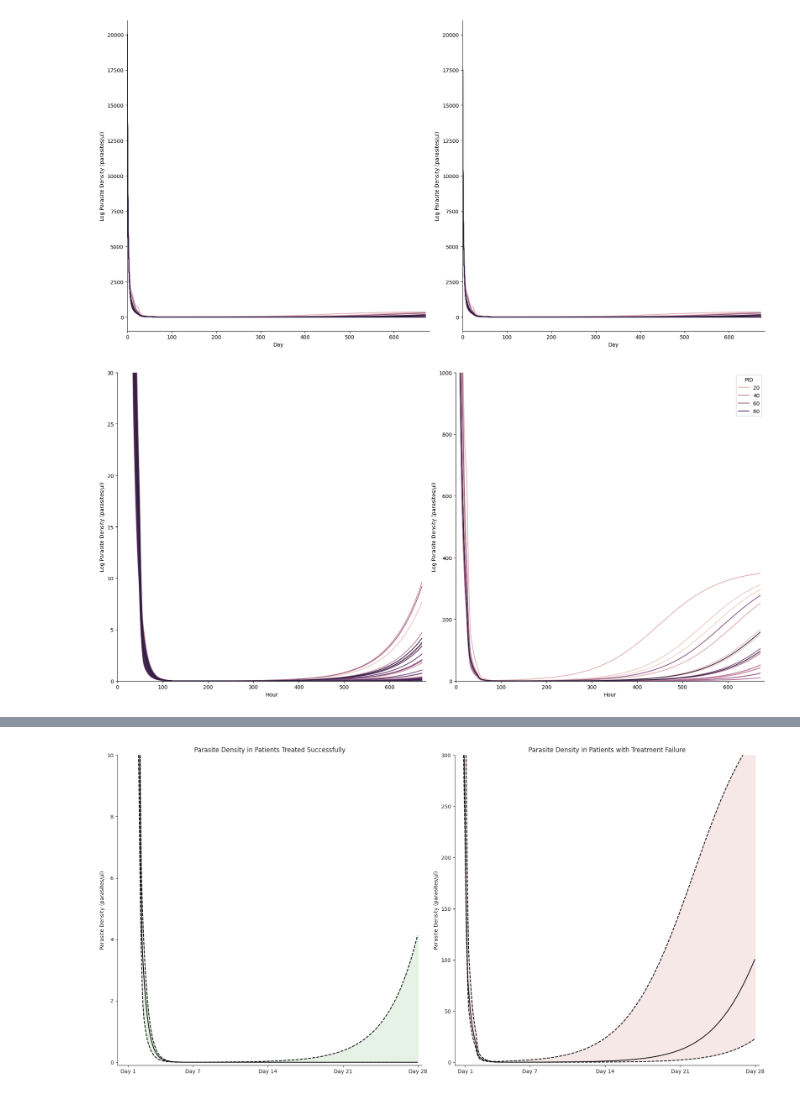
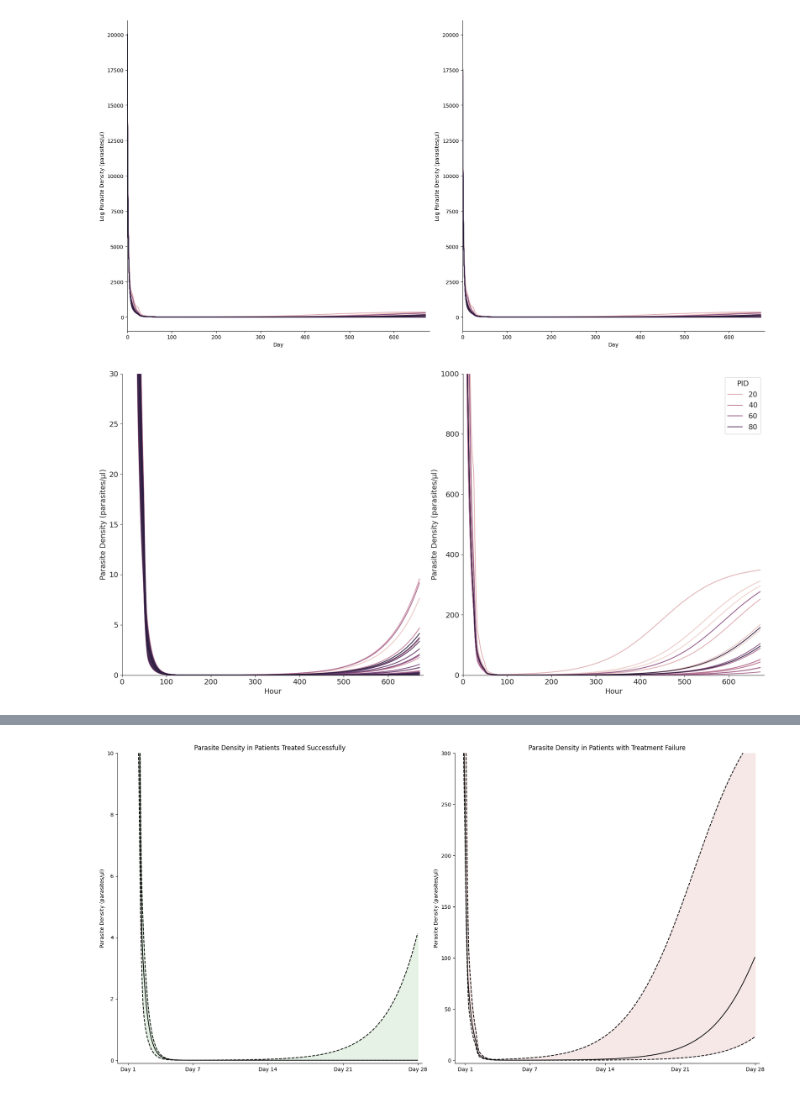
Before and after one commit to maciekboni/2019-test-ppq-pk, a Jupyter notebook: plots/AL/grant_graphsv2.ipynb, the cells around one changed output, grey strips where cells are left out. Saved outputs shown, nothing was run; the diff lists cells and outputs as text; code cells hidden in the pictures.

```diff
--- a/plots/AL/grant_graphsv2.ipynb
+++ b/plots/AL/grant_graphsv2.ipynb
@@ -19,5 +19,6 @@ df_100_patients = df_100_patients.iloc[1:]
 df_100_patients = df_100_patients.apply(pd.to_numeric, errors='coerce')
 # %%
 
-pickle.dump(df_100_patients, open('df_100_patients_py.obj', 'wb'))
-#df_100_patients = pickle.load(open('df_100_patients_py.obj', 'rb'))
+#pickle.dump(df_100_patients, open('df_100_patients_py.obj', 'wb'))
+df_100_patients = pickle.load(open('df_100_patients_py.obj', 'rb'))
+df_100_patients
@@ -126,34 +142,34 @@ plt.show()
 # %%
 #Plot Parasitemia
 #Creating a spaghetti plot using seaborn
 # Create subplots
 fig, axes = plt.subplots(1, 2, figsize=(18, 9))
 
 ax1 = sns.lineplot(ax=axes[0], x='HOUR', y='PARASITEDENSITY', hue='PID', data=df_100_patients_cleared, legend=False)
 sns.despine(ax=ax1)
 ax1.set_xlim(0, 680)
 #ax1.set_yticks(range(0, int(df_100_patients['PARASITEDENSITY'].max()) + 100, 1000))
 ax1.set_ylim(0, 30)
 #Set x-axis label
 ax1.set_xlabel('Hour')
 #Set y-axis label
-ax1.set_ylabel('Log Parasite Density (parasites/μl)')
+ax1.set_ylabel('Parasite Density (parasites/μl)')
 
 
 ax2 = sns.lineplot(ax=axes[1], x='HOUR', y='PARASITEDENSITY', hue='PID', data=df_100_patients_failed, legend=True)
 sns.despine(ax=ax2)
 ax2.set_xlim(0, 680)
 ax2.set_ylim(0, 1000)
 #Set x-axis label
 ax2.set_xlabel('Hour')
 #Set y-axis label
-ax2.set_ylabel('Log Parasite Density (parasites/μl)')
+ax2.set_ylabel('Parasite Density (parasites/μl)')
 
 fig.savefig('parasitemia.png')
 plt.tight_layout()
 plt.show()
 # %% [output]
-[figure, old version]
+[figure, new version]
 # %%
 df_100_patients_cleared_wide = df_100_patients_cleared.pivot(index="HOUR", columns="PID", values="PARASITEDENSITY")
 df_100_patients_cleared_wide
```
Also changed, not shown: parts of 6 cells of this notebook, 9 other files.
